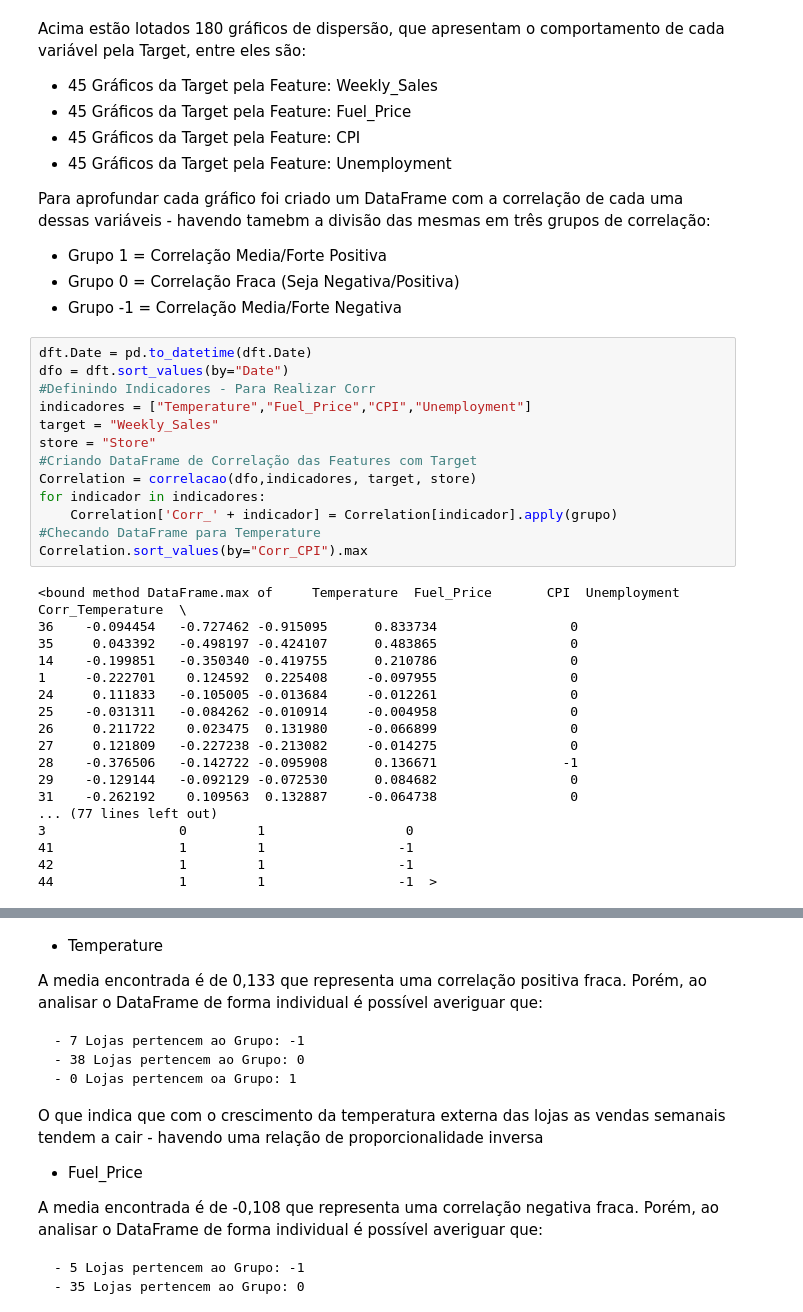
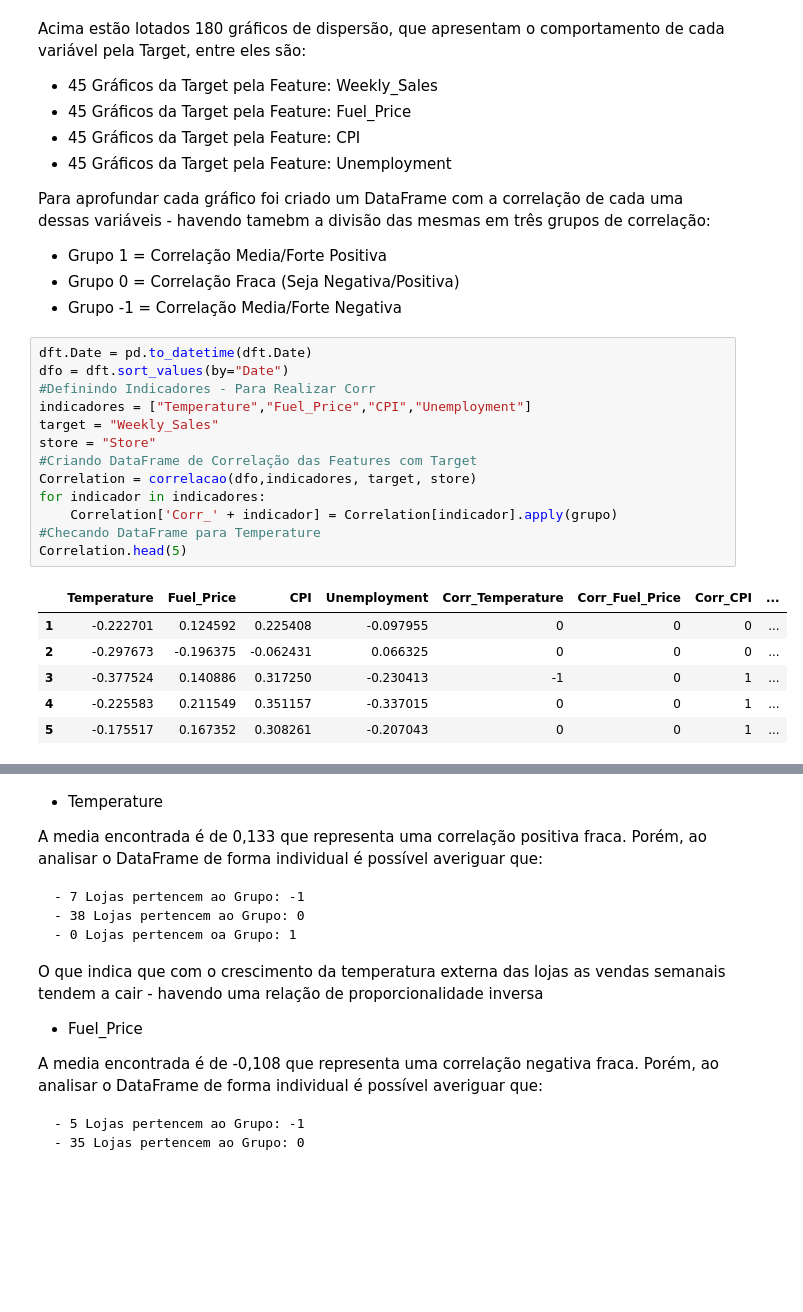
Before and after one commit to Arthur-Barreto/Formnula1_predicting_lap_time, a Jupyter notebook: Walmart.ipynb, the cells around one changed output, grey strips where cells are left out. Saved outputs shown, nothing was run; the diff lists cells and outputs as text; blank space fills up the shorter version.

```diff
--- a/Walmart.ipynb
+++ b/Walmart.ipynb
@@ -371,31 +364,20 @@ Para aprofundar cada gráfico foi criado um DataFrame com a correlação de cada
 # %%
 dft.Date = pd.to_datetime(dft.Date)
 dfo = dft.sort_values(by="Date")
 #Definindo Indicadores - Para Realizar Corr
 indicadores = ["Temperature","Fuel_Price","CPI","Unemployment"]
 target = "Weekly_Sales"
 store = "Store"
 #Criando DataFrame de Correlação das Features com Target
 Correlation = correlacao(dfo,indicadores, target, store)
 for indicador in indicadores:
     Correlation['Corr_' + indicador] = Correlation[indicador].apply(grupo)
 #Checando DataFrame para Temperature
-Correlation.sort_values(by="Corr_CPI").max
+Correlation.head(5)
 # %% [output]
-<bound method DataFrame.max of     Temperature  Fuel_Price       CPI  Unemployment  Corr_Temperature  \
-36    -0.094454   -0.727462 -0.915095      0.833734                 0
-35     0.043392   -0.498197 -0.424107      0.483865                 0
-14    -0.199851   -0.350340 -0.419755      0.210786                 0
-1     -0.222701    0.124592  0.225408     -0.097955                 0
-24     0.111833   -0.105005 -0.013684     -0.012261                 0
-25    -0.031311   -0.084262 -0.010914     -0.004958                 0
-26     0.211722    0.023475  0.131980     -0.066899                 0
-27     0.121809   -0.227238 -0.213082     -0.014275                 0
-28    -0.376506   -0.142722 -0.095908      0.136671                -1
-29    -0.129144   -0.092129 -0.072530      0.084682                 0
-31    -0.262192    0.109563  0.132887     -0.064738                 0
-... (77 lines left out)
-3                 0         1                  0
-41                1         1                 -1
-42                1         1                 -1
-44                1         1                 -1  >
+|  | Temperature | Fuel_Price | CPI | Unemployment | Corr_Temperature | Corr_Fuel_Price | Corr_CPI | ... |
+| 1 | -0.222701 | 0.124592 | 0.225408 | -0.097955 | 0 | 0 | 0 | ... |
+| 2 | -0.297673 | -0.196375 | -0.062431 | 0.066325 | 0 | 0 | 0 | ... |
+| 3 | -0.377524 | 0.140886 | 0.317250 | -0.230413 | -1 | 0 | 1 | ... |
+| 4 | -0.225583 | 0.211549 | 0.351157 | -0.337015 | 0 | 0 | 1 | ... |
+| 5 | -0.175517 | 0.167352 | 0.308261 | -0.207043 | 0 | 0 | 1 | ... |
```
Also changed, not shown: parts of 11 cells of this notebook.
